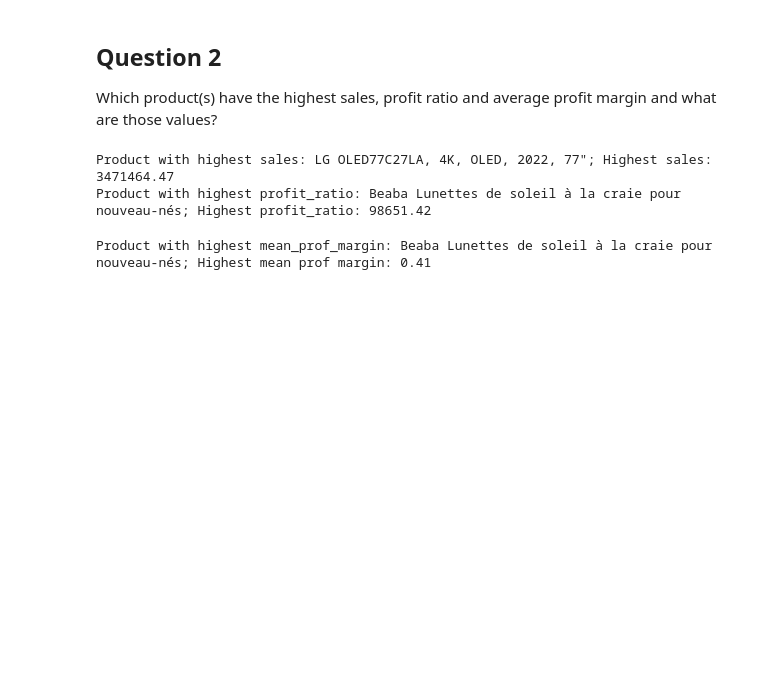
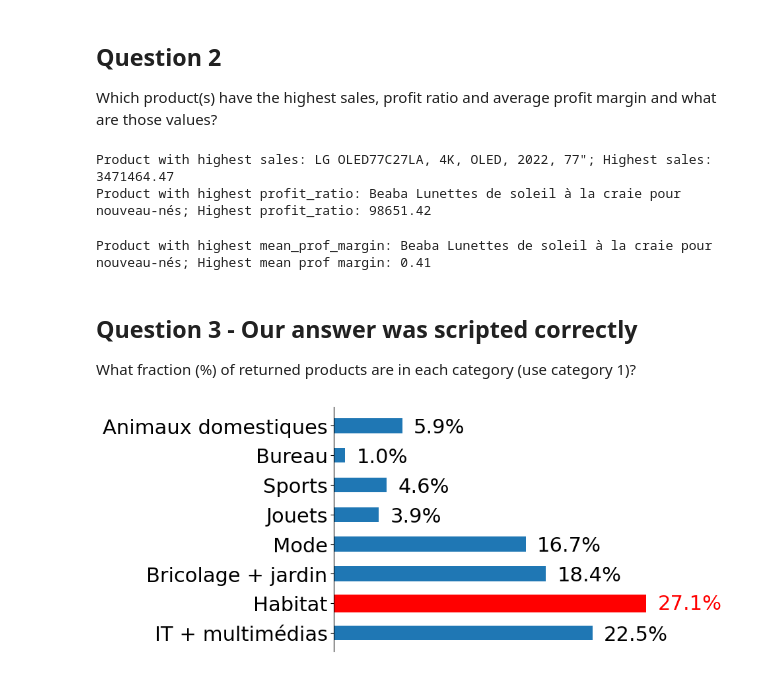
Before and after one commit to matval91/argusa-challenge, a Jupyter notebook: argusa-challenge.ipynb, the cells around one changed output. Saved outputs shown, nothing was run; the diff lists cells and outputs as text; code cells hidden in the pictures; blank space fills up the shorter version.

```diff
--- a/argusa-challenge.ipynb
+++ b/argusa-challenge.ipynb
@@ -42,7 +42,7 @@ for index, row in products.iterrows():
 
     # Counting number of sold and returned items
     sold[index]=len(df_to_merge.index)
-    returned[index]=len(returns[(returns.return_date >= row.start_date) & (returns.return_date <= row.end_date) & (returns.product_id == row.product_id)])
+    returned[index]=len(df_to_merge.order_id[np.in1d(df_to_merge.order_id, returns.order_id)])
 
 products['returned']=returned; products['sold']=sold
 orders_merged.sort_values('order_date', inplace=True, ignore_index=True)
@@ -142,29 +146,32 @@ max_sale_id = ids[np.argmax(total_sale)]
 product1_name = products['name'].loc[products['id'] == max_sale_id].iloc[0]
 # product name is
 #Samsung QE85Q60BA, 4K, QLED, 2022, 85
+# %% [markdown]
+## Question 3 - Our answer was scripted correctly
+What fraction (%) of returned products are in each category (use category 1)?
 # %%
-#### Question 3 ####
-####################
 categories = products['category_1'].unique()
 returns_id = []
 for cat in categories:
-     cat_id = products.loc[products['category_1'] == cat]['id']
+     cat_id = products.loc[products['category_1'] == cat]['product_id']
      returns_id.append(returns[returns['product_id'].isin(cat_id)].shape[0])
 
 
 # Sum returns for each cat
 fig, ax = plt.subplots()
 ax.barh(categories, returns_id/np.sum(returns_id), height=0.5)
 ax.barh(categories[1], returns_id[1]/np.sum(returns_id), color='red', height=0.6)
 for i in range(np.size(returns_id)):
     if i==1: continue
     ax.text(returns_id[i]/np.sum(returns_id)+0.01, i-0.25, f'{returns_id[i]/np.sum(returns_id)*100:.1f}%')
 
 ax.text(returns_id[1]/np.sum(returns_id)+0.01, 0.8, f'{returns_id[1]/np.sum(returns_id)*100:.1f}%', color='red')
 #ax.set_yticklabels(categories.iloc)
 ax.spines['top'].set_visible(False)
 ax.spines['right'].set_visible(False)
 ax.get_xaxis().set_visible(False)
 ax.spines['bottom'].set_visible(False)
 #ax.set_xlabel('Returned products (%)')
 plt.show()
+# %% [output]
+[figure, added]
```
Also changed, not shown: parts of 9 cells of this notebook.
